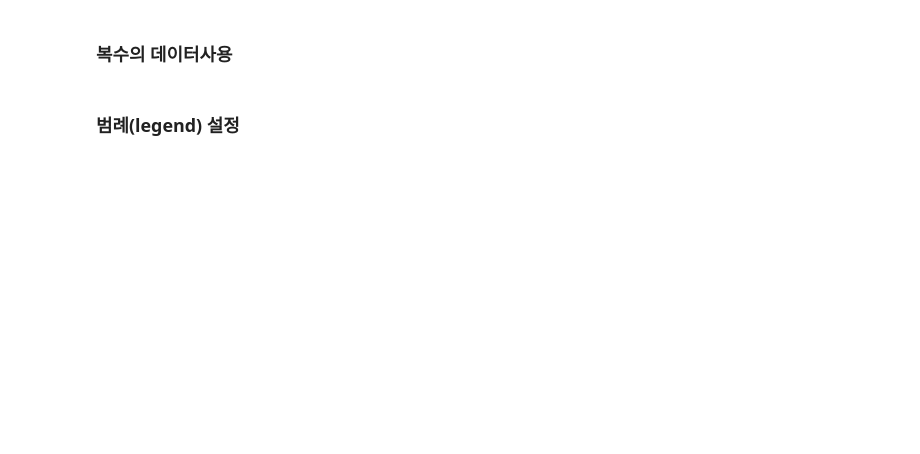
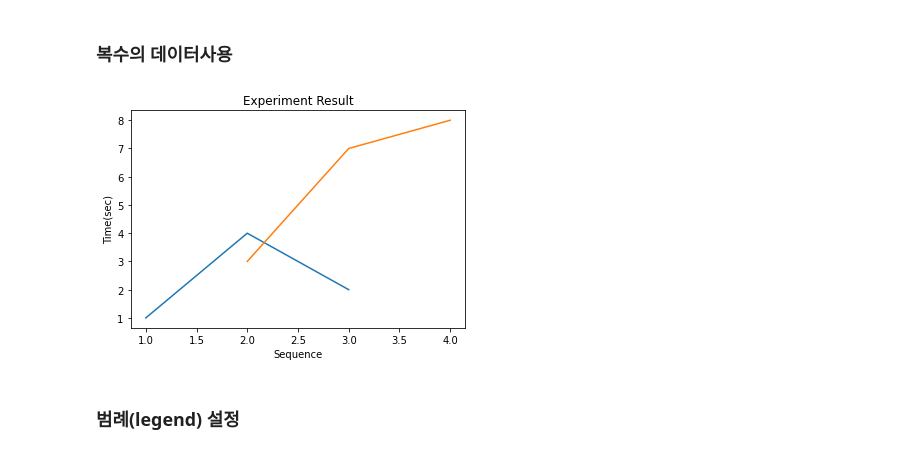
Before and after one commit to zangsu/AI_Hub, a Jupyter notebook: 2022_Mobile_AI_AIHUB/matplotlib.ipynb, the cells around one changed output. Saved outputs shown, nothing was run; the diff lists cells and outputs as text; code cells hidden in the pictures; blank space fills up the shorter version.

```diff
--- a/2022_Mobile_AI_AIHUB/matplotlib.ipynb
+++ b/2022_Mobile_AI_AIHUB/matplotlib.ipynb
@@ -18,4 +37,13 @@
 # %% [markdown]
 ### 복수의 데이터사용
+# %%
+plt.plot([1,2,3],[1,4,2])
+plt.plot([2,3,4], [3,7,8]  )
+plt.xlabel('Sequence')
+plt.ylabel('Time(sec)')
+plt.title('Experiment Result')
+plt.show()
+# %% [output]
+[figure, added]
 # %% [markdown]
 ### 범례(legend) 설정
```
Also changed, not shown: parts of 12 cells of this notebook.
